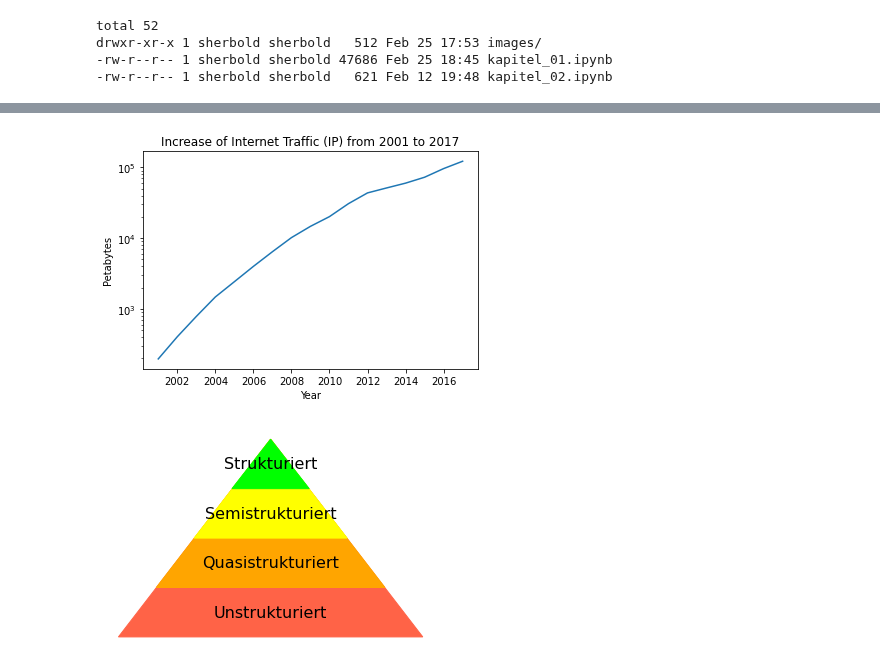
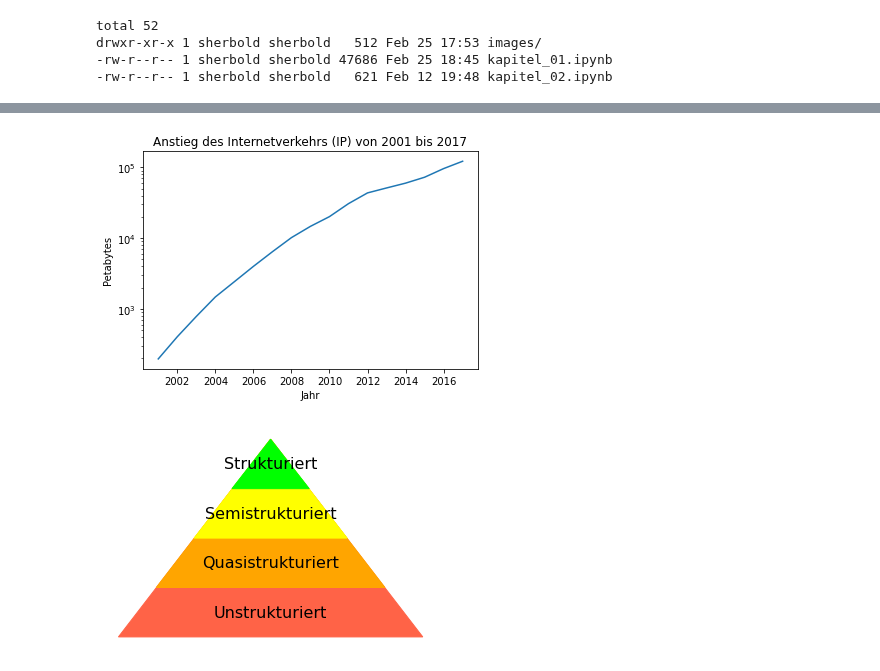
Before and after one commit to sherbold/data-science-crashkurs, a Jupyter notebook: content/chapters/kapitel_01.ipynb, the cells around one changed output, grey strips where cells are left out. Saved outputs shown, nothing was run; the diff lists cells and outputs as text; code cells hidden in the pictures.

```diff
--- a/content/chapters/kapitel_01.ipynb
+++ b/content/chapters/kapitel_01.ipynb
@@ -180,34 +180,34 @@ import matplotlib.pyplot as plt
 traffic = [197, 405, 784, 1477, 2426, 3992, 6430, 10174, 14686,
            20151, 30734, 43570, 51168, 59848, 72521, 96054, 122000]
 
 fig, ax = plt.subplots()
 ax.plot(range(2001, 2018), traffic)
 ax.set_yscale('log')
 ax.set_ylabel('Petabytes')
-ax.set_xlabel('Year')
-ax.set_title('Increase of Internet Traffic (IP) from 2001 to 2017')
+ax.set_xlabel('Jahr')
+ax.set_title('Anstieg des Internetverkehrs (IP) von 2001 bis 2017')
 plt.savefig('images/webtraffic.png')
 
 
 x_diff = 0.995
 y_diff = 2.25
 X = np.array([[0,0], [4,9], [8, 0]])
 X2 = np.array([[1*x_diff, 1*y_diff], [4, 9], [8-1*x_diff, 1*y_diff]])
 X3 = np.array([[2*x_diff, 2*y_diff], [4, 9], [8-2*x_diff, 2*y_diff]])
 X4 = np.array([[3*x_diff, 3*y_diff], [4, 9], [8-3*x_diff, 3*y_diff]])
 
 fig, ax = plt.subplots()
 ax.scatter(X[:, 0], X[:, 1], s=0)
 ax.add_patch(plt.Polygon(X, color='tomato'))
 ax.add_patch(plt.Polygon(X2, color='orange'))
 ax.add_patch(plt.Polygon(X3, color='yellow'))
 ax.add_patch(plt.Polygon(X4, color='lime'))
 ax.text(4, 0.5*y_diff, 'Unstrukturiert', fontsize=16, ha='center', va='center')
 ax.text(4, 1.5*y_diff, 'Quasistrukturiert', fontsize=16, ha='center', va='center')
 ax.text(4, 2.5*y_diff, 'Semistrukturiert', fontsize=16, ha='center', va='center')
 ax.text(4, 3.5*y_diff, 'Strukturiert', fontsize=16, ha='center', va='center')
 ax.axis('off')
 plt.savefig('images/data_structures.png')
 # %% [output]
-[figure, old version]
+[figure, new version]
 [figure]
```
Also changed, not shown: parts of 2 cells of this notebook, 3 other files.
